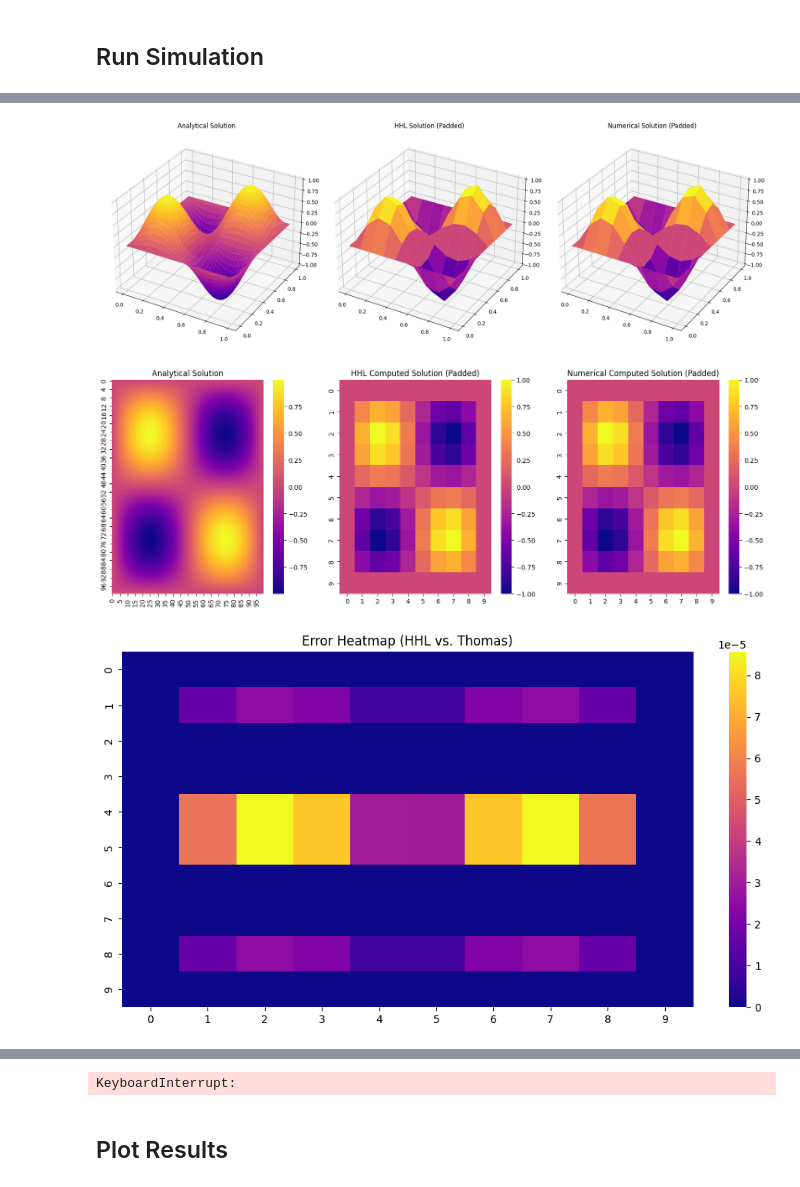
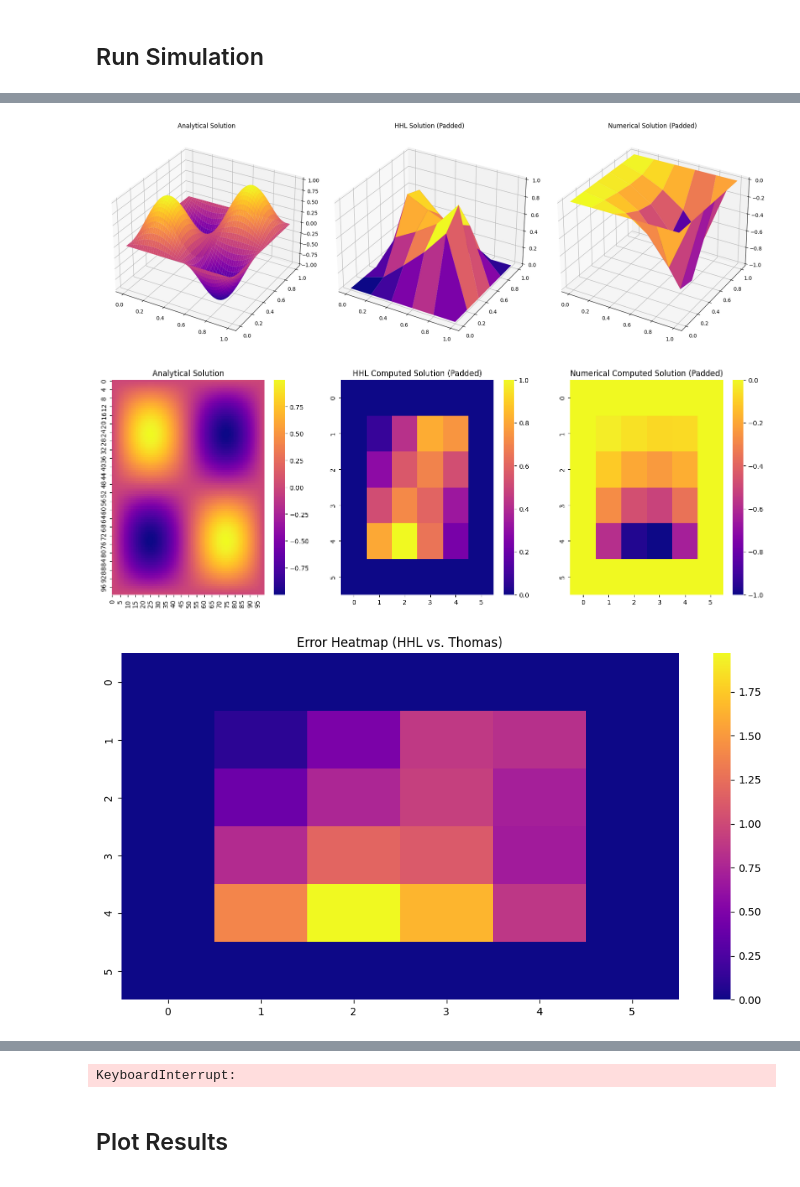
Before and after one commit to richard7990/quantum_linear_solvers, a Jupyter notebook: Helmholtz_2D_implementation.ipynb, the cells around one changed output, grey strips where cells are left out. Drawn from its saved outputs; the diff is of its cells as text; code cells hidden in the pictures.

```diff
--- a/Helmholtz_2D_implementation.ipynb
+++ b/Helmholtz_2D_implementation.ipynb
@@ -1395,8 +1380,8 @@ from matplotlib.pylab import normal
 from linear_solvers import hhl
 
 
-max_iter = 5
-num_shots = None
+max_iter = 4
+num_shots = 1000 * N
 shift = 2 * np.cos(np.pi / N)
 eps_tol = 0.01
 
@@ -1828,7 +1880,7 @@ Investigate the impact of discretisation on the solution accuracy when using the
 ## Run Simulation
 # %%
 # List of qubit counts to test (increase as needed)
-qubit_list = [2, 3, 4, 5]
+qubit_list = [1, 2, 3, 4, 5]
 Lx = 1.0       # Length of the x-dimension
 Ly = 1.0       # Length of the y-dimension
 k = 2.0              # Wave Number
@@ -1859,54 +1911,60 @@ for NUM_QUBITS in qubit_list:
     interior_X, interior_Y = np.meshgrid(interior_x, interior_y, indexing='ij')
 
     # Forcing function (evaluated on the interior)
-    f_interior = (k - 2 * k**2 * np.pi**2) * np.sin(k * np.pi * interior_X) * np.sin(k * np.pi * interior_Y)
+    f_interior = -k**2 * (2 * (np.pi)**2 + 1) * np.sin(k * np.pi * interior_X) * np.sin(k * np.pi * interior_Y)
 
     # High resolution grid for the analytical solution
     X_high_res, Y_high_res = np.meshgrid(np.linspace(0, Lx, 100), np.linspace(0, Ly, 100), indexing='ij')
     u_analytical = np.sin(k * np.pi * X_high_res) * np.sin(k * np.pi * Y_high_res)
 
     # Resampled analytical solution on the computed grid (for error estimation)
-    u_analytical_resampled = np.sin(k * np.pi * x) * np.sin(k * np.pi * y)
+    u_analytical_resampled = np.sin(k * np.pi * interior_x) * np.sin(k * np.pi * interior_y)
 
     # Operator matrices
-    main_diag = -4/h**2 + k**2
-    off_diag = 1/h**2
-    Ax = construct_TT_matrix(main_diag=main_diag, off_diag=off_diag, size=N)
-    Ay = Ax
+    shift = 2 * np.cos(np.pi / N)  # Shift value for HHL
+    sigma = 0.5                      # Douglas choice
+    a     = -sigma / h**2            # off–diagonal
+    b     =  1 + 2*sigma / h**2 + 0.5*k**2   # main diagonal
 
+    Ax = construct_TT_matrix(main_diag=b, off_diag=a, size=N)
+    Ay = Ax.copy()
     # Initial guess
     u_init = np.zeros((N, N))
 
-    shift = 2 * np.cos(np.pi / N)  # Shift value for HHL
 
     # Solve using the ADI statevector validation method
-    u_hhl, u_thomas, errors, pct_diff = ADI_val_sv(u_init, Ax, Ay, f_interior, u_analytical_resampled,shift, max_iter=max_iter, numShots=num_shots)
+    u_hhl, u_thomas, errors, pct_diff = ADI_val_sv(u_init, Ax, Ay, f_interior, u_analytical_resampled, shift, max_iter=max_iter, numShots=num_shots)
 
-    # For error estimation, pad the Thomas solution (Dirichlet conditions) and normalize for comparability
+    # Use the errors computed in the last ADI iteration:
+    # errors[-1] is a tuple: ((L2_error_HHL, MAE_HHL), (L2_error_Thomas, MAE_Thomas))
+    last_error = errors[-1]
+    error_hhl = last_error[0]
+    error_thomas = last_error[1]
+    mae_hhl = last_error[2]
+    mae_thomas = last_error[3]
+    l2_error = last_error[4]
+
+    # Compute the mean percent difference to Thomas from the last iteration
+    mean_pct_diff = np.mean(pct_diff[-1])
+
+    # For visualization, pad and normalize the computed solutions (Dirichlet condition)
     u_hhl_padded = np.pad(u_hhl, pad_width=1, mode='constant', constant_values=0)
     u_thomas_padded = np.pad(u_thomas, pad_width=1, mode='constant', constant_values=0)
     u_hhl_norm = normalize(u_hhl_padded, -1.0, 1.0)
     u_thomas_norm = normalize(u_thomas_padded, -1.0, 1.0)
-    u_analytical_norm =  normalize(u_analytical_resampled, -1.0, 1.0)
+    u_analytical_norm = normalize(u_analytical_resampled, -1.0, 1.0)
 
-    # Compute the L2 error for Thomas and HHL solutions
-    error_thomas = np.linalg.norm(u_thomas_norm - u_analytical_norm)
-    error_hhl = np.linalg.norm(u_hhl_norm - u_analytical_norm)
-
-    # Compute the mean percent difference to Thomas
-    mean_pct_diff = abs(np.mean(pct_diff[-1]))  # Use the last iteration's percent difference
-    last_error = errors[-1]  # Use the last iteration's error for HHL
-
-    # Store the errors and percent difference
+    # Store the computed errors and percent difference in the dictionary
     errors_vs_qubits[NUM_QUBITS] = {
         "L2 Error (Thomas)": error_thomas,
         "L2 Error (HHL)": error_hhl,
+        "MAE (Thomas)": mae_thomas,
+        "MAE (HHL)": mae_hhl,
         "Mean Percent Difference to Thomas": mean_pct_diff,
-        "Mean Percent Error (Thomas)": last_error[1],
-        "Mean Percent Error (HHL)": last_error[0],
+        "L2 Error": l2_error,
     }
     print()
-    print(f"NUM_QUBITS = {NUM_QUBITS}: L2 Error (Thomas) = {error_thomas}, L2 Error (HHL) = {error_hhl}, Mean Percent Difference to Thomas = {mean_pct_diff}")
+    print(f"NUM_QUBITS = {NUM_QUBITS}: L2 Error (HHL) = {l2_error}, Mean Percent Difference to Thomas = {mean_pct_diff}")
     print()
 
 
@@ -1953,3 +2011,3 @@ NUM_QUBITS = 3: L2 Error (Thomas) = 1.2984762258465077e-15, L2 Error (HHL) = 0.0
-[figure, old version]
+[figure, new version]
-[figure, old version]
+[figure, new version]
-[figure, old version]
+[figure, new version]
```
Also changed, not shown: parts of 6 cells of this notebook, 9 other files.
